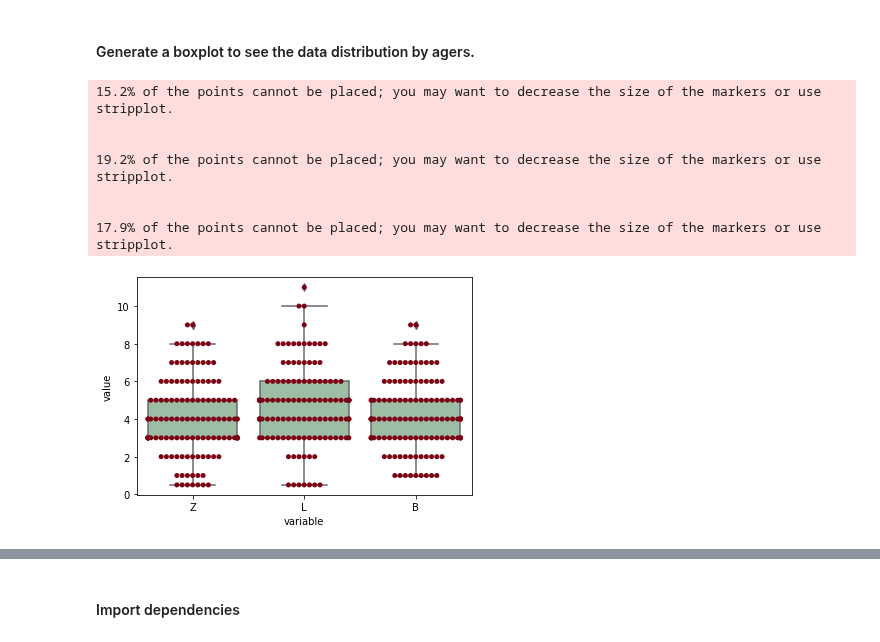
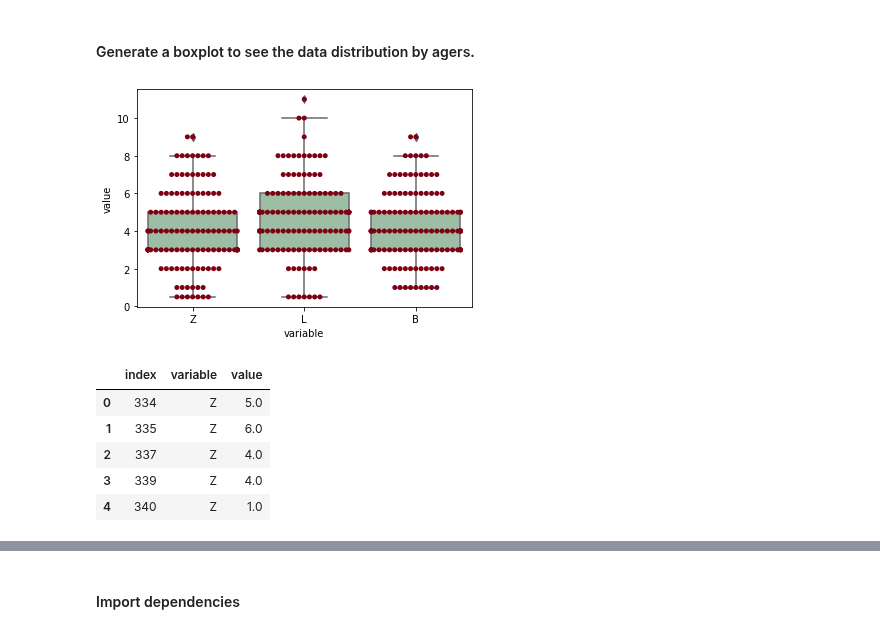
Before and after one commit to bhernan2/mussel_aging, a Jupyter notebook: aging_analysis.ipynb, the cells around one changed output, grey strips where cells are left out. Drawn from its saved outputs; the diff is of its cells as text; code cells hidden in the pictures.

```diff
--- a/aging_analysis.ipynb
+++ b/aging_analysis.ipynb
@@ -96,6 +102,6 @@ dtype: object
 # %% [markdown]
 #### Run cell when opened (will transform datatype from object to float64)
 # %%
-# clean_teres.drop(index=[435, 442], inplace=True)
-# clean_teres['B age'] = pd.to_numeric(clean_teres['B age'])
-# print (clean_teres.dtypes)
+clean_teres.drop(index=[435, 442], inplace=True)
+clean_teres['B age'] = pd.to_numeric(clean_teres['B age'])
+print (clean_teres.dtypes)
@@ -142,11 +174,4 @@ ax = sns.boxplot(x='variable', y='value', data=rename_melt, color='#99c2a2')
 ax = sns.swarmplot(x="variable", y="value", data=rename_melt, color='#7d0013')
 plt.show()
 # %% [output]
-15.2% of the points cannot be placed; you may want to decrease the size of the markers or use stripplot.
-
-
-19.2% of the points cannot be placed; you may want to decrease the size of the markers or use stripplot.
-
-
-17.9% of the points cannot be placed; you may want to decrease the size of the markers or use stripplot.
 [figure]
@@ -152,0 +180,9 @@ plt.show()
+# %%
+rename_melt.head()
+# %% [output]
+|  | index | variable | value |
+| 0 | 334 | Z | 5.0 |
+| 1 | 335 | Z | 6.0 |
+| 2 | 337 | Z | 4.0 |
+| 3 | 339 | Z | 4.0 |
+| 4 | 340 | Z | 1.0 |
```
Also changed, not shown: parts of 6 cells of this notebook, 3 other files.
